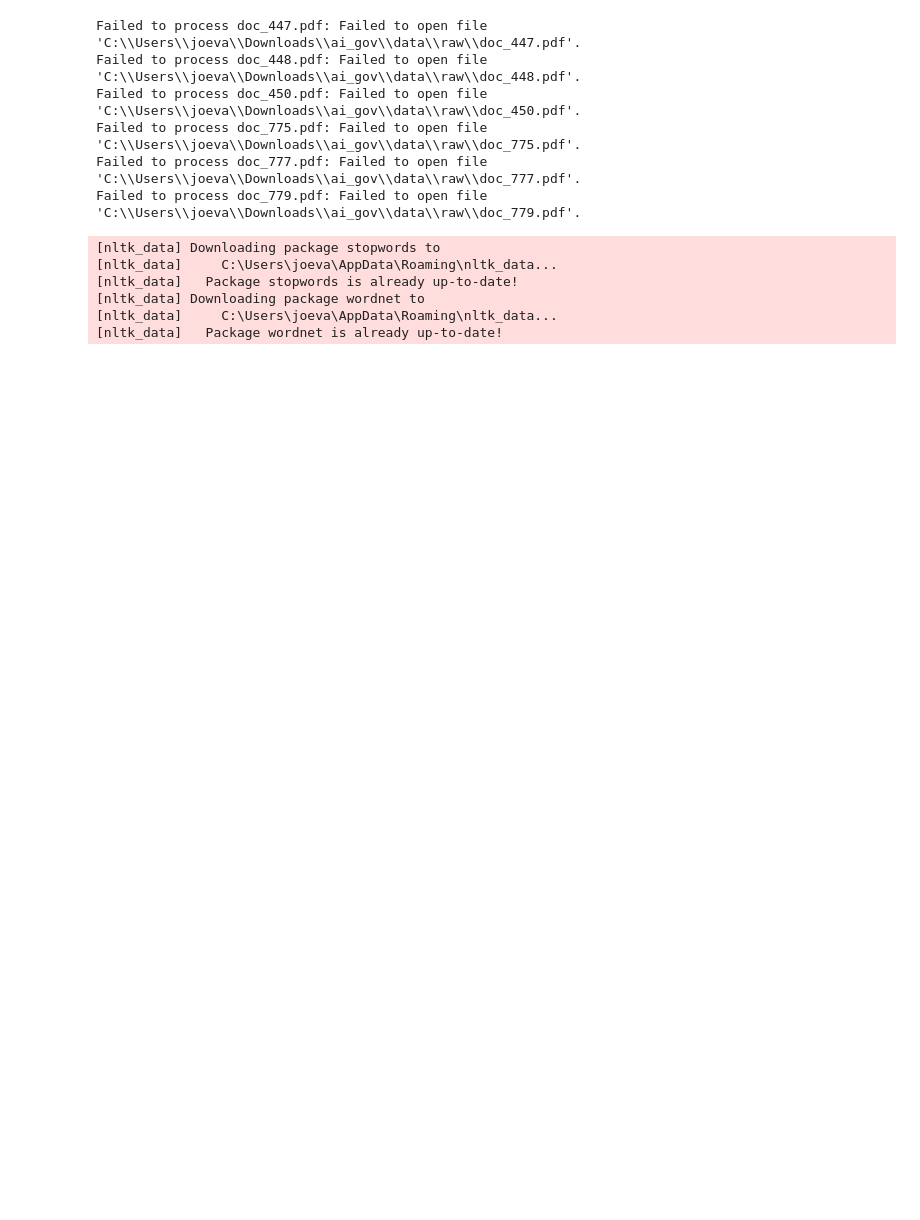
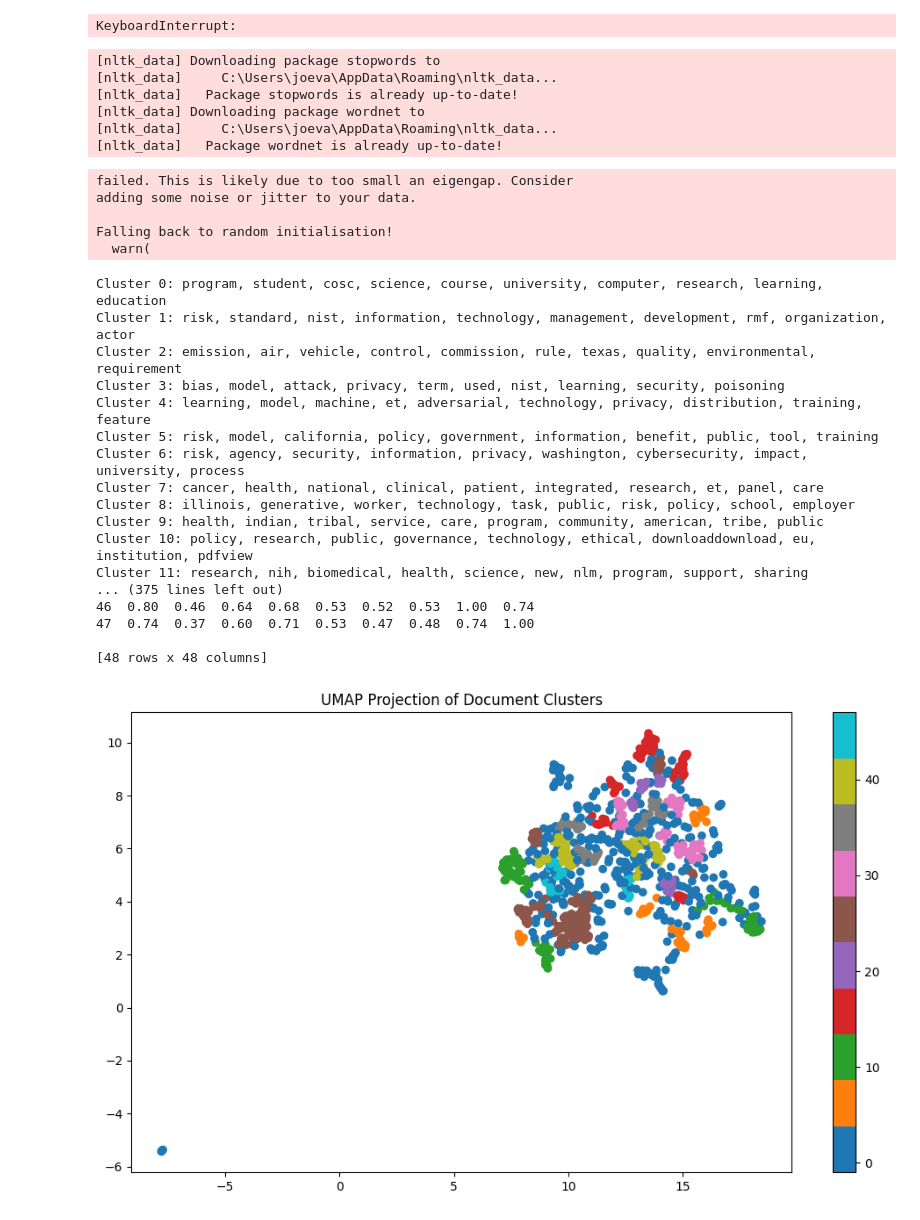
Before and after one commit to iiuh43/MedAI, a Jupyter notebook: Analysis&NLP/NLP.ipynb, the cells around one changed output. Drawn from its saved outputs; the diff is of its cells as text; code cells hidden in the pictures; blank space fills up the shorter version.

```diff
--- a/Analysis&NLP/NLP.ipynb
+++ b/Analysis&NLP/NLP.ipynb
@@ -16,9 +16,14 @@ from nltk.stem import WordNetLemmatizer
 from nltk.corpus import stopwords
 import nltk
 # %%
-CSV_PATH = r"C:\Users\joeva\Downloads\ai_gov\Data Collection\Data\ai_governance_categorized_01.csv"
+import pandas as pd
+import os
+import requests
+import time
+
+CSV_PATH = r"C:\Users\joeva\Downloads\ai_gov\data_collection\data\ai_governance_categorized_01.csv"
 DOWNLOAD_DIR = r"C:\Users\joeva\Downloads\ai_gov\data\raw"
-BATCH_SIZE = 1000
+BATCH_SIZE = 30
 TIMEOUT = 30
 
 os.makedirs(DOWNLOAD_DIR, exist_ok=True)
@@ -101,26 +106,8 @@ def process_pdfs(input_dir, output_dir):
 if __name__ == "__main__":
     process_pdfs(r"C:\Users\joeva\Downloads\ai_gov\data\raw", r"C:\Users\joeva\Downloads\ai_gov\data\processed")
 # %% [output]
-Failed to process doc_447.pdf: Failed to open file 'C:\\Users\\joeva\\Downloads\\ai_gov\\data\\raw\\doc_447.pdf'.
-Failed to process doc_448.pdf: Failed to open file 'C:\\Users\\joeva\\Downloads\\ai_gov\\data\\raw\\doc_448.pdf'.
-Failed to process doc_450.pdf: Failed to open file 'C:\\Users\\joeva\\Downloads\\ai_gov\\data\\raw\\doc_450.pdf'.
-Failed to process doc_775.pdf: Failed to open file 'C:\\Users\\joeva\\Downloads\\ai_gov\\data\\raw\\doc_775.pdf'.
-Failed to process doc_777.pdf: Failed to open file 'C:\\Users\\joeva\\Downloads\\ai_gov\\data\\raw\\doc_777.pdf'.
-Failed to process doc_779.pdf: Failed to open file 'C:\\Users\\joeva\\Downloads\\ai_gov\\data\\raw\\doc_779.pdf'.
+KeyboardInterrupt:
 # %%
-def load_documents_from_folder(folder_path):
-    docs = []
-    filenames = []
-    for filename in os.listdir(folder_path):
-        if filename.lower().endswith(".txt"):
-            full_path = os.path.join(folder_path, filename)
-            with open(full_path, "r", encoding="utf-8", errors="replace") as f:
-                text = f.read().strip()
-                if text:
-                    docs.append(text)
-                    filenames.append(filename)
-    return docs, filenames
-
 def get_top_terms_per_cluster(docs, labels, num_terms=10):
     df = pd.DataFrame({"doc": docs, "cluster": labels})
     cluster_terms = {}
@@ -140,7 +127,7 @@ nltk.download('stopwords')
 nltk.download('wordnet')
 
 # Custom stopwords
-custom_stopwords = set(stopwords.words('english') + ["ai", "use", "data", "state", "including", "systems"])
+custom_stopwords = set(stopwords.words('english') + ["ai", "use", "data", "state", "including", "systems", "artificial", "intelligence", "genai", "digital", "gai"])
 lemmatizer = WordNetLemmatizer()
 
 def preprocess(text):
@@ -159,21 +146,6 @@ def load_documents_from_folder(folder_path):
                     docs.append(preprocess(text))
                     filenames.append(filename)
     return docs, filenames
-
-def get_top_terms_per_cluster(docs, labels, num_terms=7):
-    df = pd.DataFrame({"doc": docs, "cluster": labels})
-    cluster_terms = {}
-    vectorizer = TfidfVectorizer(max_features=1000)
-    for cluster_id in set(labels):
-        if cluster_id == -1:
-            continue
-        cluster_docs = df[df["cluster"] == cluster_id]["doc"].tolist()
-        X = vectorizer.fit_transform(cluster_docs)
-        terms = vectorizer.get_feature_names_out()
-        top_indices = X.sum(axis=0).A1.argsort()[::-1][:num_terms]
-        top_words = [terms[i] for i in top_indices]
-        cluster_terms[cluster_id] = top_words
-    return cluster_terms
 
 def show_sample_documents(docs, filenames, labels):
     df = pd.DataFrame({"Filename": filenames, "Text": docs, "Cluster": labels})
@@ -214,32 +186,56 @@ if __name__ == "__main__":
         exit(1)
 
     model = SentenceTransformer('all-MiniLM-L6-v2')
     embeddings = model.encode(docs, show_progress_bar=True)
 
-    reducer = umap.UMAP(n_neighbors=7, n_components=2, min_dist=0.1, metric='cosine', random_state=42)
+    reducer = umap.UMAP(n_neighbors=15, n_components=2, min_dist=0.3, metric='cosine', random_state=42)
     reduced_embeddings = reducer.fit_transform(embeddings)
 
-    clusterer = hdbscan.HDBSCAN(min_cluster_size=10, metric='euclidean', prediction_data=True)
+    clusterer = hdbscan.HDBSCAN(min_cluster_size=5, metric='euclidean', prediction_data=True)
     cluster_labels = clusterer.fit_predict(reduced_embeddings)
 
     cluster_terms = get_top_terms_per_cluster(docs, cluster_labels)
     for cid, words in cluster_terms.items():
         print(f"Cluster {cid}: {', '.join(words)}")
 
     show_sample_documents(docs, filenames, cluster_labels)
 
     compute_cluster_similarities(embeddings, cluster_labels)
 
     df = pd.DataFrame({
         "Filename": filenames,
         "Cluster": cluster_labels
     })
     df.to_csv("huggingface_cluster_assignments.csv", index=False)
 
     plt.figure(figsize=(10, 6))
     scatter = plt.scatter(reduced_embeddings[:, 0], reduced_embeddings[:, 1], c=cluster_labels, cmap='tab10')
     plt.colorbar(scatter)
     plt.title("UMAP Projection of Document Clusters")
     plt.tight_layout()
     plt.savefig("huggingface_umap_plot.png")
     plt.show()
+# %% [output]
+failed. This is likely due to too small an eigengap. Consider
+adding some noise or jitter to your data.
+
+Falling back to random initialisation!
+  warn(
+Cluster 0: program, student, cosc, science, course, university, computer, research, learning, education
+Cluster 1: risk, standard, nist, information, technology, management, development, rmf, organization, actor
+Cluster 2: emission, air, vehicle, control, commission, rule, texas, quality, environmental, requirement
+Cluster 3: bias, model, attack, privacy, term, used, nist, learning, security, poisoning
+Cluster 4: learning, model, machine, et, adversarial, technology, privacy, distribution, training, feature
+Cluster 5: risk, model, california, policy, government, information, benefit, public, tool, training
+Cluster 6: risk, agency, security, information, privacy, washington, cybersecurity, impact, university, process
+Cluster 7: cancer, health, national, clinical, patient, integrated, research, et, panel, care
+Cluster 8: illinois, generative, worker, technology, task, public, risk, policy, school, employer
+Cluster 9: health, indian, tribal, service, care, program, community, american, tribe, public
+Cluster 10: policy, research, public, governance, technology, ethical, downloaddownload, eu, institution, pdfview
+Cluster 11: research, nih, biomedical, health, science, new, nlm, program, support, sharing
+... (375 lines left out)
+46  0.80  0.46  0.64  0.68  0.53  0.52  0.53  1.00  0.74
+47  0.74  0.37  0.60  0.71  0.53  0.47  0.48  0.74  1.00
+
+[48 rows x 48 columns]
+[figure, added]
```
Also changed, not shown: parts of 4 cells of this notebook.
